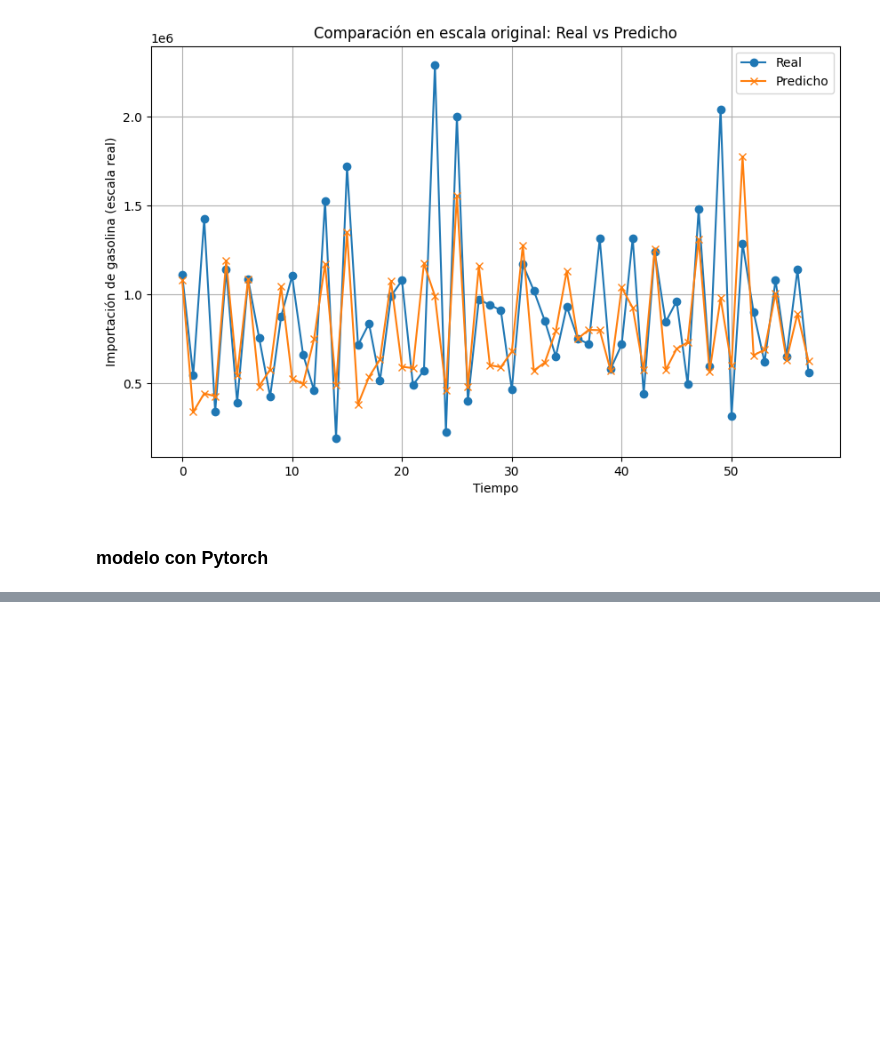
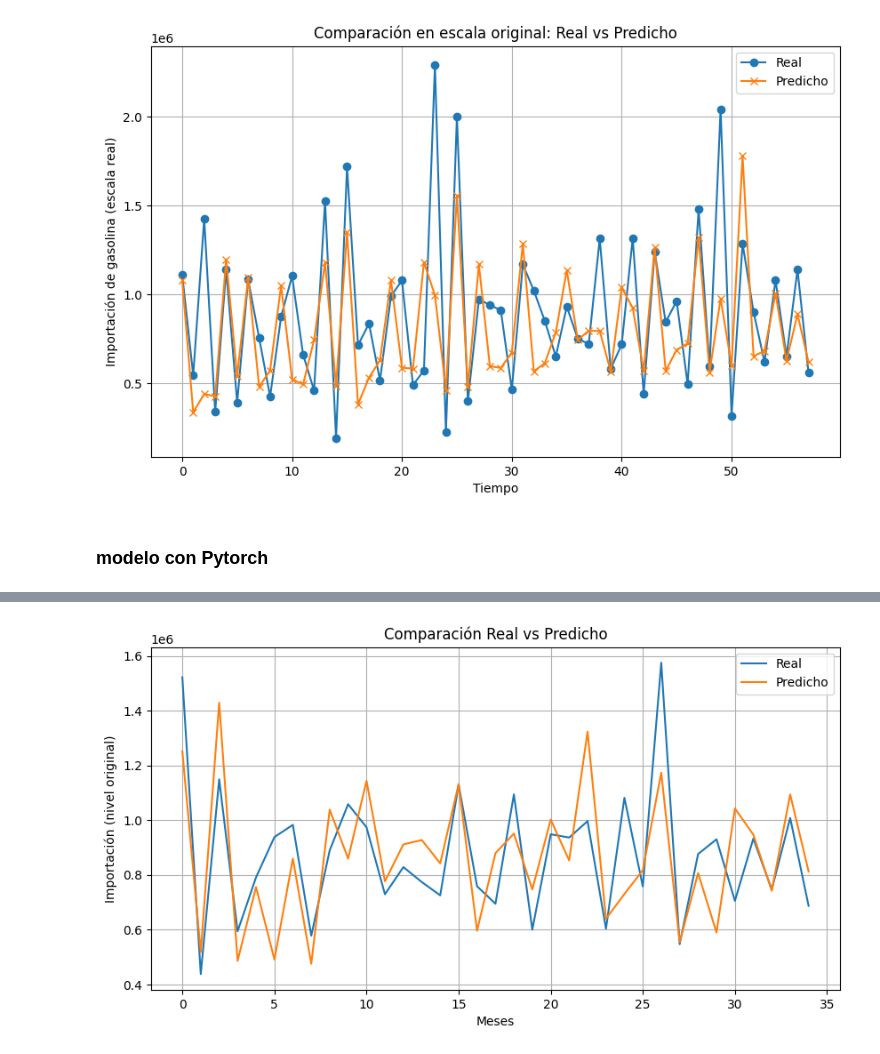
Before and after one commit to JPS4321/Lab2_DataScience, a Jupyter notebook: Series_Importacion_Regular.ipynb, the cells around one changed output, grey strips where cells are left out. Saved outputs shown, nothing was run; the diff lists cells and outputs as text; code cells hidden in the pictures; blank space fills up the shorter version.

```diff
--- a/Series_Importacion_Regular.ipynb
+++ b/Series_Importacion_Regular.ipynb
@@ -415,0 +542,8 @@ save_model(modelo1, "Modelos/lstm1_serie_tiempo.keras")
+# %%
+x_test_tensor = torch.from_numpy(x_test).float()
+y_test_tensor = torch.from_numpy(y_test).float()
+model.eval()
+with torch.no_grad():
+
+    y_pred_test = model(x_test_tensor)
+    y_pred_test = y_pred_test.numpy()
@@ -415,0 +579,12 @@ save_model(modelo1, "Modelos/lstm1_serie_tiempo.keras")
+# %%
+plt.figure(figsize=(10,5))
+plt.plot(valores_reales, label="Real")
+plt.plot(valores_predichos, label="Predicho")
+plt.title("Comparación Real vs Predicho")
+plt.xlabel("Meses")
+plt.ylabel("Importación (nivel original)")
+plt.legend()
+plt.grid(True)
+plt.show()
+# %% [output]
+[figure, added]
```
Also changed, not shown: parts of 16 cells of this notebook, 1 other file.
